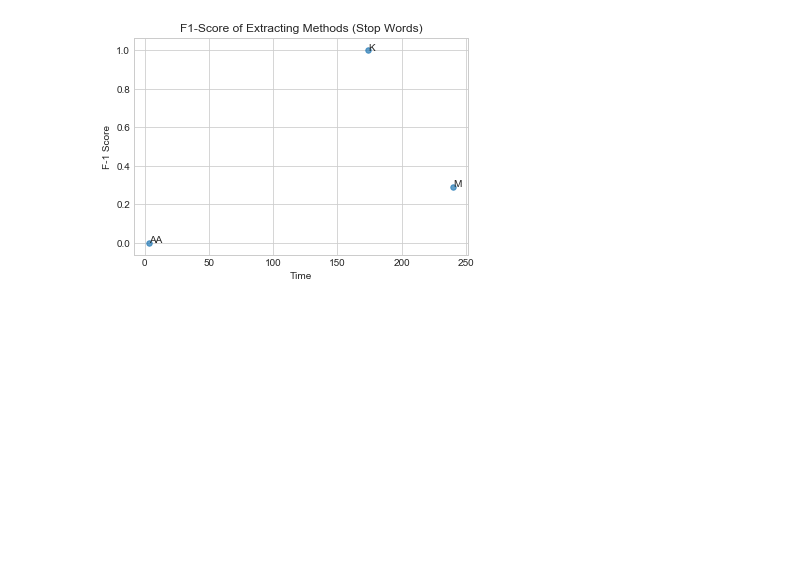
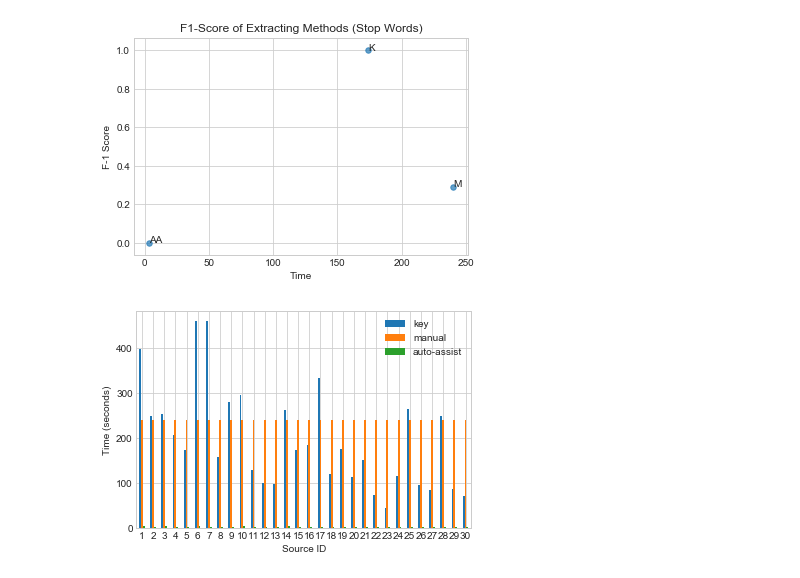
Before and after one commit to wmgeolab/scope, a Jupyter notebook: resources/scope_testing_results_IMPORTANT/Calculating_accuracy.ipynb, the cells around one changed output. Drawn from its saved outputs; the diff is of its cells as text; code cells hidden in the pictures; blank space fills up the shorter version.

```diff
--- a/resources/scope_testing_results_IMPORTANT/Calculating_accuracy.ipynb
+++ b/resources/scope_testing_results_IMPORTANT/Calculating_accuracy.ipynb
@@ -446,3 +446,13 @@ plt.ylabel('F-1 Score')
 plt.savefig('F1score_stopwords.png')
 # %% [output]
 [figure]
+# %%
+df = pd.DataFrame({'key': extracts_times['key_time'], 'manual': extracts_times['m_time'], 'auto-assist': extracts_times['auto_time']})
+ax = df.plot.bar(rot=0)
+ax.set_xlabel("Source ID")
+ax.set_ylabel("Time (seconds)")
+ax.set_xticklabels(extracts_times['test_id'])
+fig = ax.get_figure()
+fig.savefig('extracts_times.png')
+# %% [output]
+[figure, added]
```
Also changed, not shown: parts of 1 cell of this notebook.
